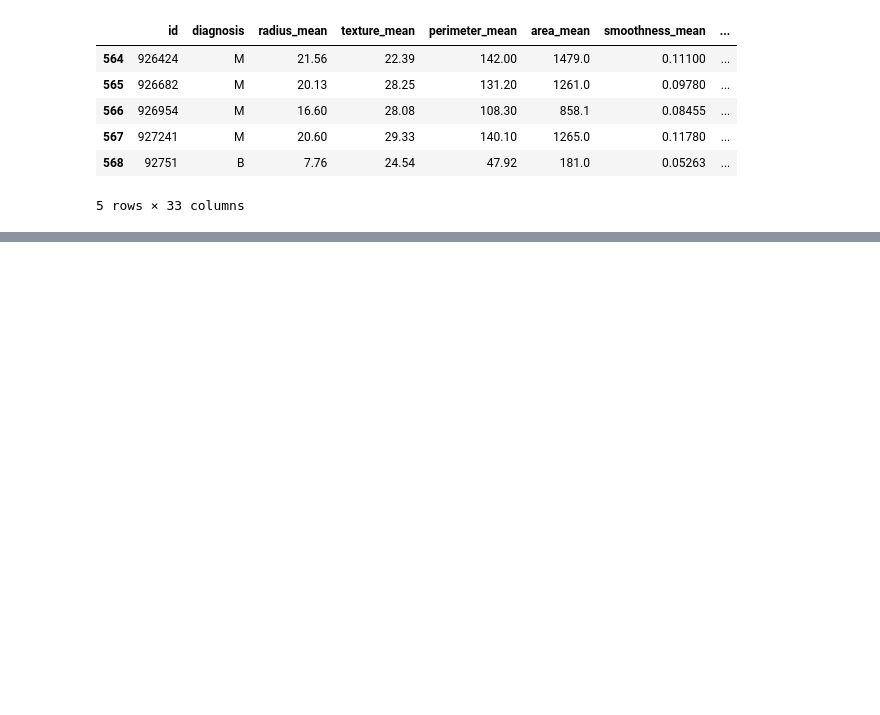
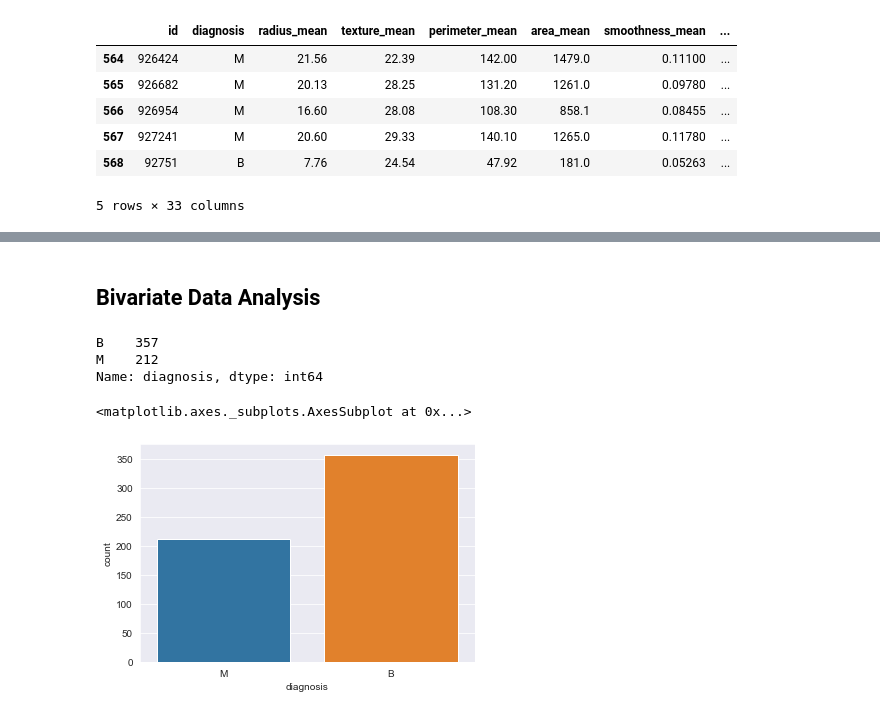
Before and after one commit to rajeshkumarchellappan/ML_projects, a Jupyter notebook: Health/Breast_Cancer_detection/Breast_Cancer_detection_1.ipynb, the cells around one changed output, grey strips where cells are left out. Cells and saved outputs as stored; diff of their text form; code cells hidden in the pictures; blank space fills up the shorter version.

```diff
--- a/Health/Breast_Cancer_detection/Breast_Cancer_detection_1.ipynb
+++ b/Health/Breast_Cancer_detection/Breast_Cancer_detection_1.ipynb
@@ -47,0 +72,2 @@ df.tail()
+# %%
+df.drop(columns=['id','Unnamed: 32'],inplace=True) # drop id and Unnamed: 32 column as it is not having any useful data
@@ -47,0 +117,14 @@ df.tail()
+# %% [markdown]
+## Bivariate Data Analysis
+# %%
+df['diagnosis'].value_counts()
+# %% [output]
+B    357
+M    212
+Name: diagnosis, dtype: int64
+# %%
+#sns.set_style('darkgrid')
+sns.countplot(x='diagnosis',data=df)
+# %% [output]
+<matplotlib.axes._subplots.AxesSubplot at 0x...>
+[figure, added]
```
Also changed, not shown: parts of 26 cells of this notebook, 3 other files.
